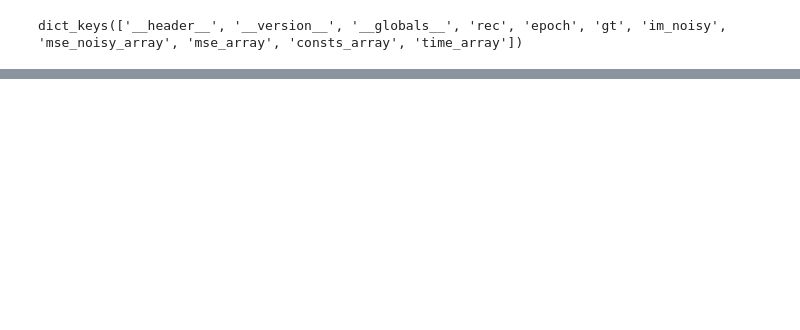
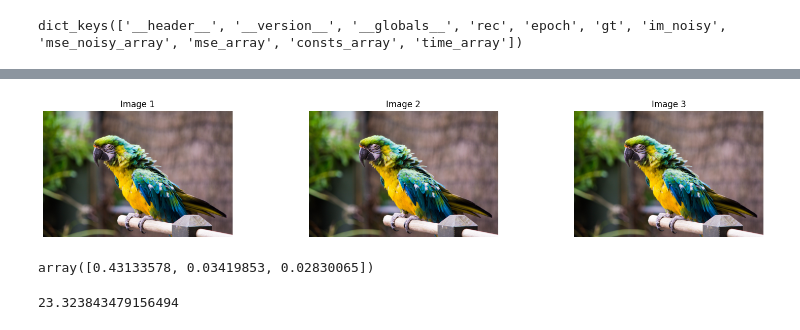
Before and after one commit to Pandula-2000/INR, a Jupyter notebook: Playground/Wire Implementation/view_mats.ipynb, the cells around one changed output, grey strips where cells are left out. Cells and saved outputs as stored; diff of their text form; code cells hidden in the pictures; blank space fills up the shorter version.

```diff
--- a/Playground/Wire Implementation/view_mats.ipynb
+++ b/Playground/Wire Implementation/view_mats.ipynb
@@ -20,3 +20,5 @@ mat_4_consts = mat_2['consts_array']
+# %%
+mats = [mat_2, mat_3, mat_4]
 # %%
 mat_2.keys()
 # %% [output]
@@ -49,0 +26,26 @@ plt.show()
+# %%
+import matplotlib.pyplot as plt
+
+# Create a figure and 4 subplots in a 1x4 grid
+fig, axes = plt.subplots(1, 3, figsize=(16, 3))
+x = np.arange(2000)
+
+# Example data for each subplot
+for i in range(3):
+    axes[i].imshow(mats[i]['gt'], cmap='gray')
+    axes[i].set_title(f'Image {i+1}')
+    axes[i].axis('off')  # Turn off the axis
+
+# Display the plot
+plt.tight_layout()
+plt.show()
+# %% [output]
+[figure, added]
+# %%
+mat_2['consts_array'][0][1999]
+# %% [output]
+array([0.43133578, 0.03419853, 0.02830065])
+# %%
+psnr(mat_2['gt'], mat_2['rec'])
+# %% [output]
+23.323843479156494
```
Also changed, not shown: parts of 3 cells of this notebook, 6 other files.
